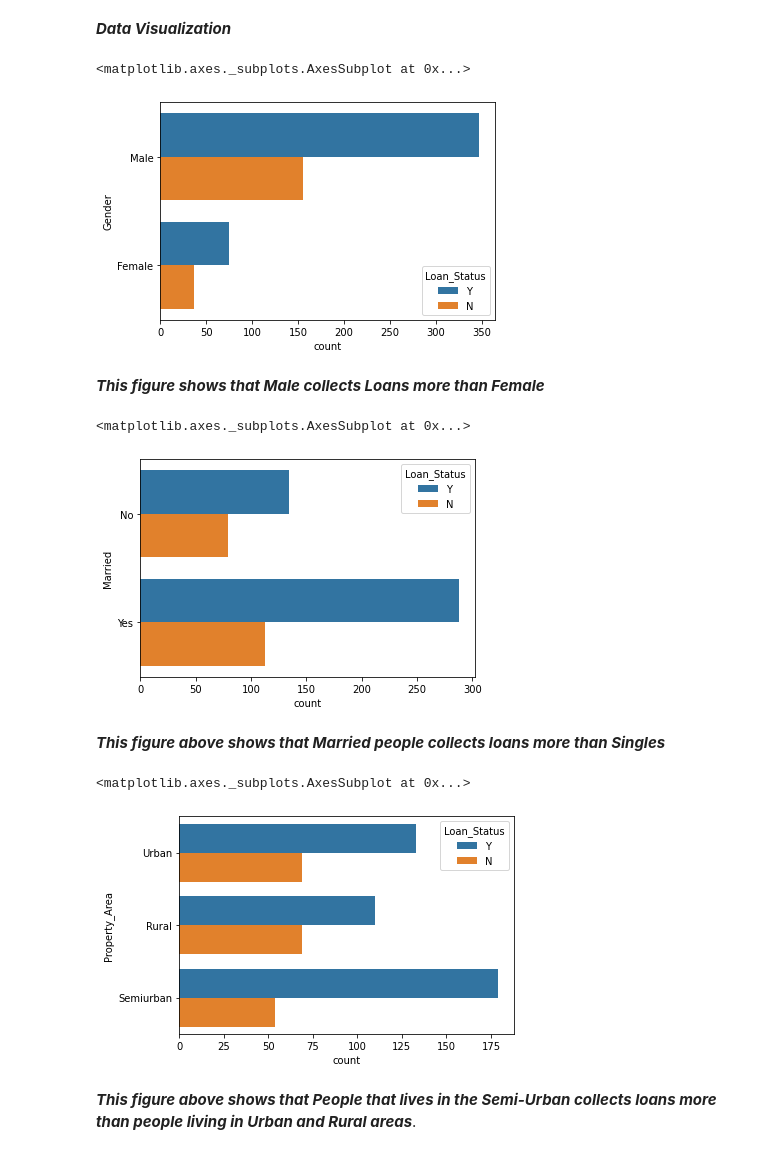
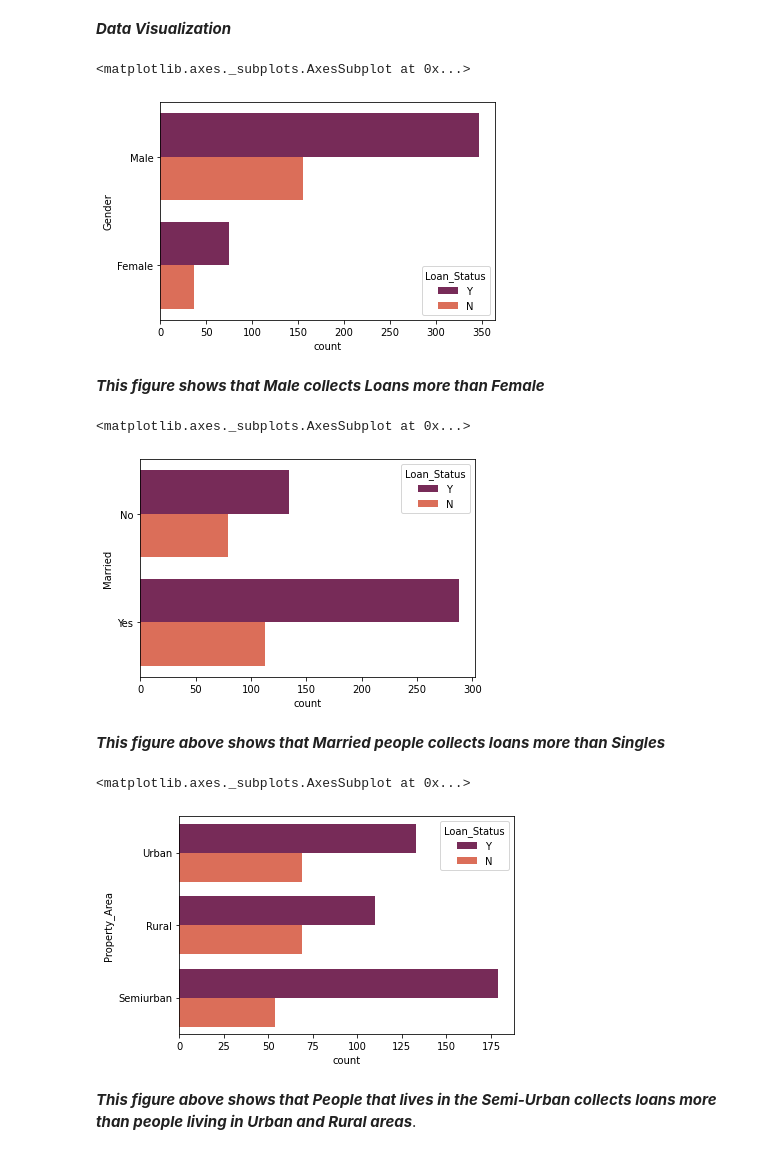
Before and after one commit to MaryAdewunmi/Loan-Prediction, a Jupyter notebook: Loan_Prediction.ipynb, the cells around one changed output. Drawn from its saved outputs; the diff is of its cells as text; code cells hidden in the pictures.

```diff
--- a/Loan_Prediction.ipynb
+++ b/Loan_Prediction.ipynb
@@ -158,24 +158,24 @@ missed_data1.head(20)
 # %%
 import seaborn as sns
 # %%
-sns.countplot(y = 'Gender', hue = 'Loan_Status', data = df1)
+sns.countplot(y = 'Gender', hue = 'Loan_Status', palette = 'rocket', color = 'k', data = df1)
 # %% [output]
 <matplotlib.axes._subplots.AxesSubplot at 0x...>
-[figure, old version]
+[figure, new version]
 # %% [markdown]
 ***This figure shows that Male collects Loans more than Female***
 # %%
-sns.countplot(y = 'Married', hue = 'Loan_Status', data = df1)
+sns.countplot(y = 'Married', hue = 'Loan_Status', palette = 'rocket', color = 'k', data = df1)
 # %% [output]
 <matplotlib.axes._subplots.AxesSubplot at 0x...>
-[figure, old version]
+[figure, new version]
 # %% [markdown]
 ***This figure above shows that Married people collects loans more than Singles***
 # %%
-sns.countplot(y = 'Property_Area', hue = 'Loan_Status', data = df1)
+sns.countplot(y = 'Property_Area', hue = 'Loan_Status',  palette = 'rocket', color = 'k', data = df1)
 # %% [output]
 <matplotlib.axes._subplots.AxesSubplot at 0x...>
-[figure, old version]
+[figure, new version]
 # %% [markdown]
 ***This figure above shows that People that lives in the Semi-Urban collects loans more than people living in Urban and Rural areas***.
 # %%
```
Also changed, not shown: parts of 4 cells of this notebook.
